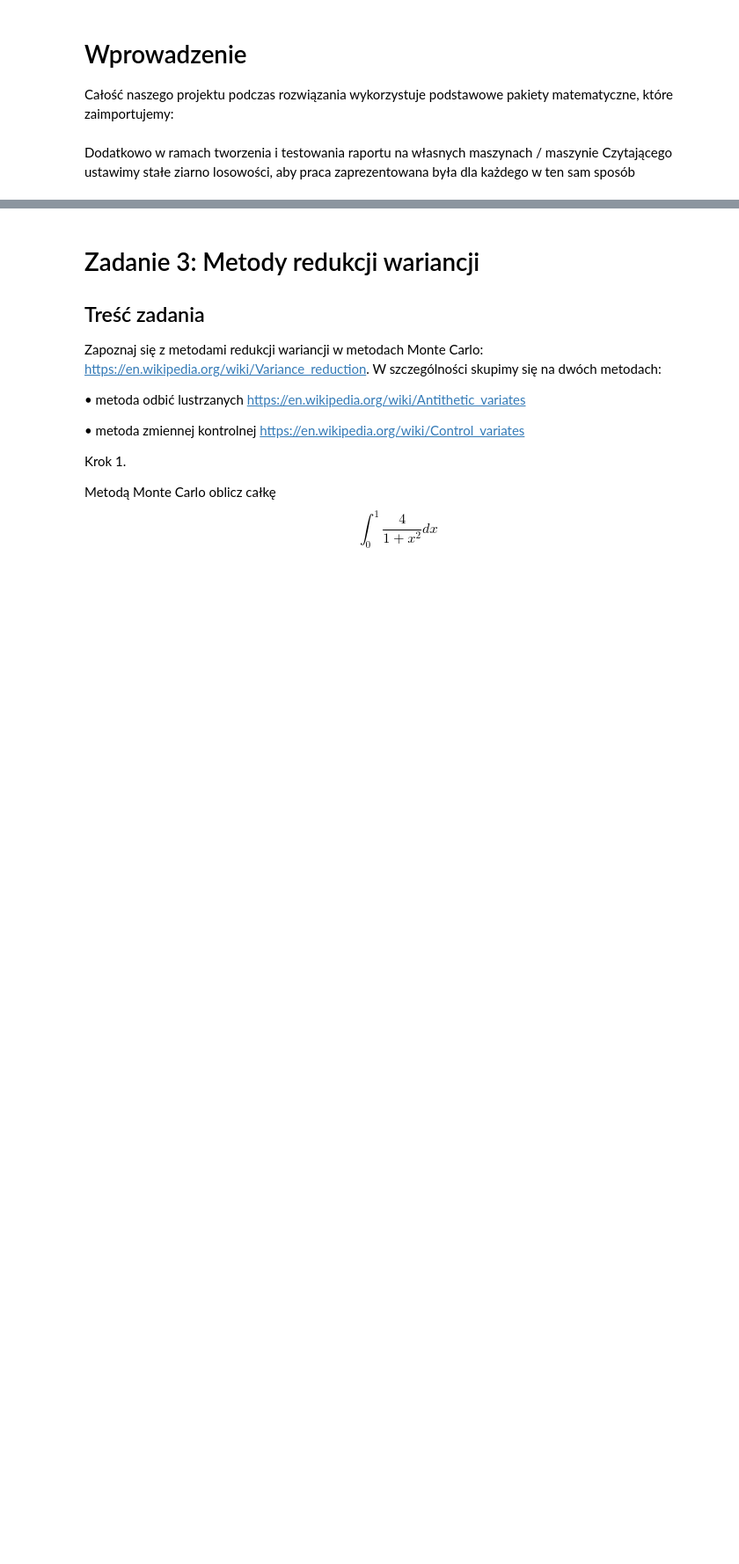
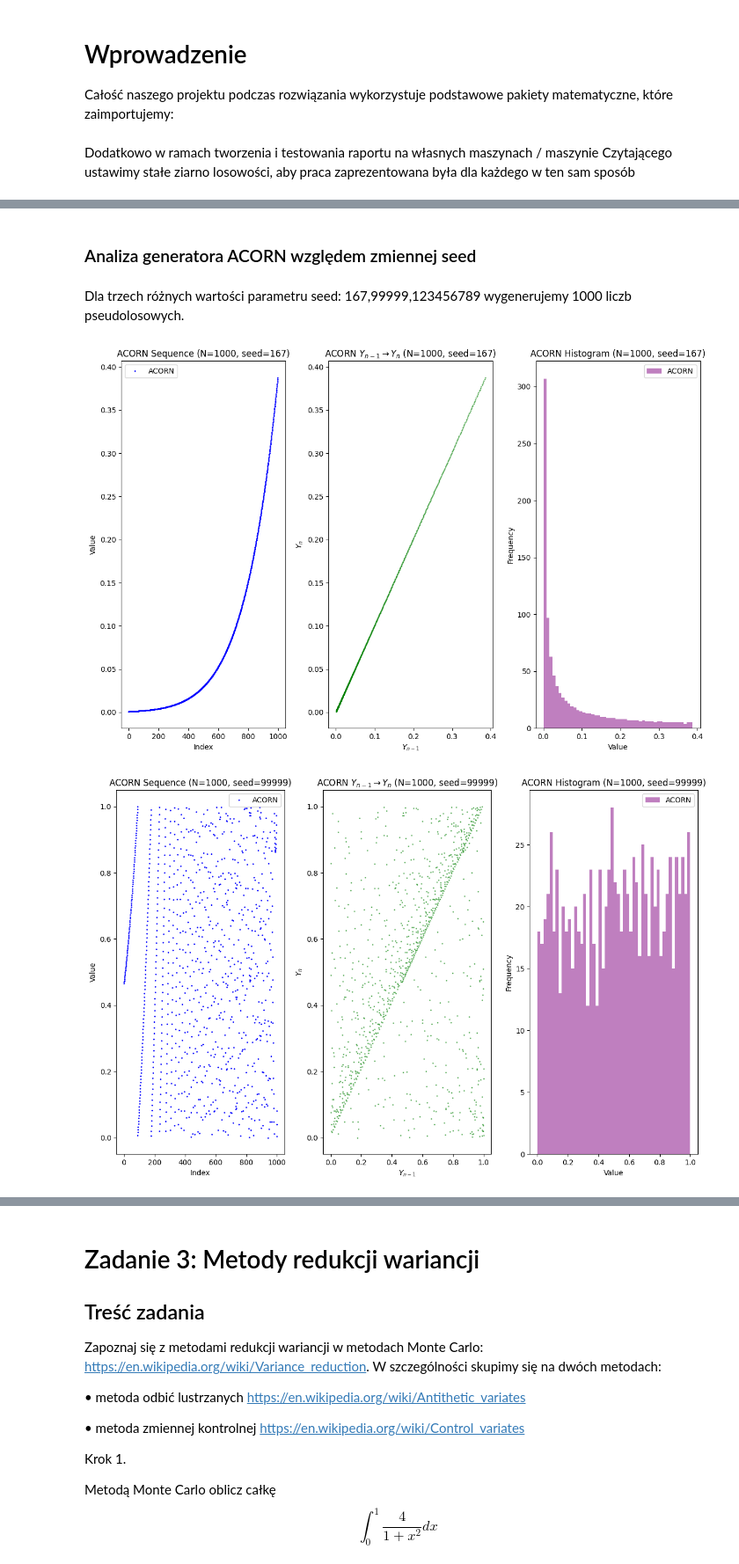
Before and after one commit to piotrczech/report-1-computer-simulations, a Jupyter notebook: main.ipynb, the cells around one changed output, grey strips where cells are left out. Shown at 88% size. Drawn from its saved outputs; the diff is of its cells as text; code cells hidden in the pictures; blank space fills up the shorter version.

```diff
--- a/main.ipynb
+++ b/main.ipynb
@@ -588,0 +323,38 @@ Schodki: 128, Liczba wywołań funkcji wykładniczej: 14771
+# %% [markdown]
+### Analiza generatora ACORN względem zmiennej seed
+# %% [markdown]
+Dla trzech różnych wartości parametru seed: 167,99999,123456789 wygenerujemy 1000 liczb pseudolosowych.
+# %%
+seed_values = [167,99999 ,123456789 ]
+
+for seed in seed_values:
+    # Generowanie liczb pseudolosowych przy użyciu ACORN
+    acorn_numbers = ACORN(N, k, M, Lag, seed)
+
+    # Wykresy dla ACORN
+    plt.figure(figsize=(12, 8))
+
+    plt.subplot(131)
+    plt.plot(acorn_numbers, 'o', label='ACORN', color='blue', markersize=1)
+    plt.title(f'ACORN Sequence (N={N}, seed={seed})')
+    plt.xlabel('Index')
+    plt.ylabel('Value')
+    plt.legend()
+
+    plt.subplot(132)
+    plt.scatter(acorn_numbers[:-1], acorn_numbers[1:], alpha=0.5, s=1, color='green')
+    plt.title(f'ACORN $Y_{{n-1}} \\rightarrow Y_n$ (N={N}, seed={seed})')
+    plt.xlabel('$Y_{n-1}$')
+    plt.ylabel('$Y_n$')
+
+    plt.subplot(133)
+    plt.hist(acorn_numbers, bins=50, alpha=0.5, label='ACORN', color='purple')
+    plt.title(f'ACORN Histogram (N={N}, seed={seed})')
+    plt.xlabel('Value')
+    plt.ylabel('Frequency')
+    plt.legend()
+
+    plt.tight_layout()
+# %% [output]
+[figure, added]
+[figure, added]
```
Also changed, not shown: parts of 95 cells of this notebook.
